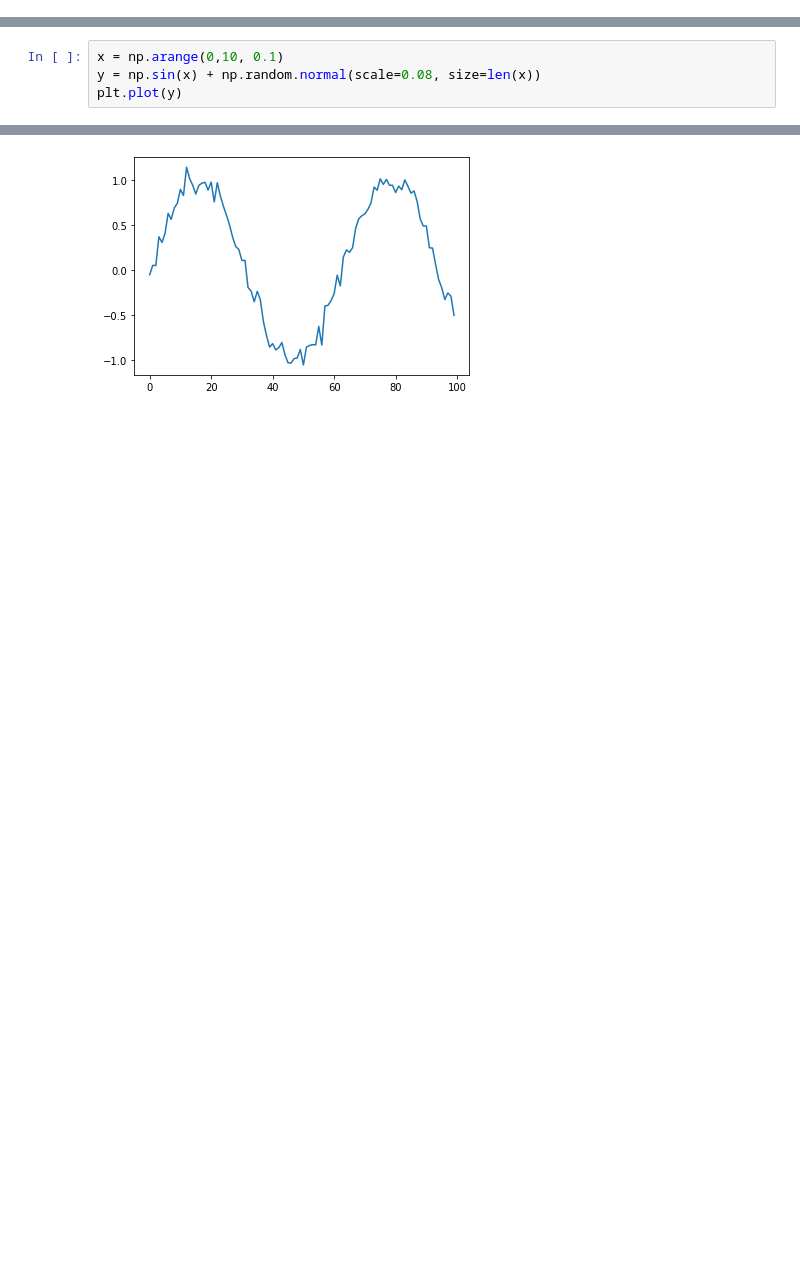
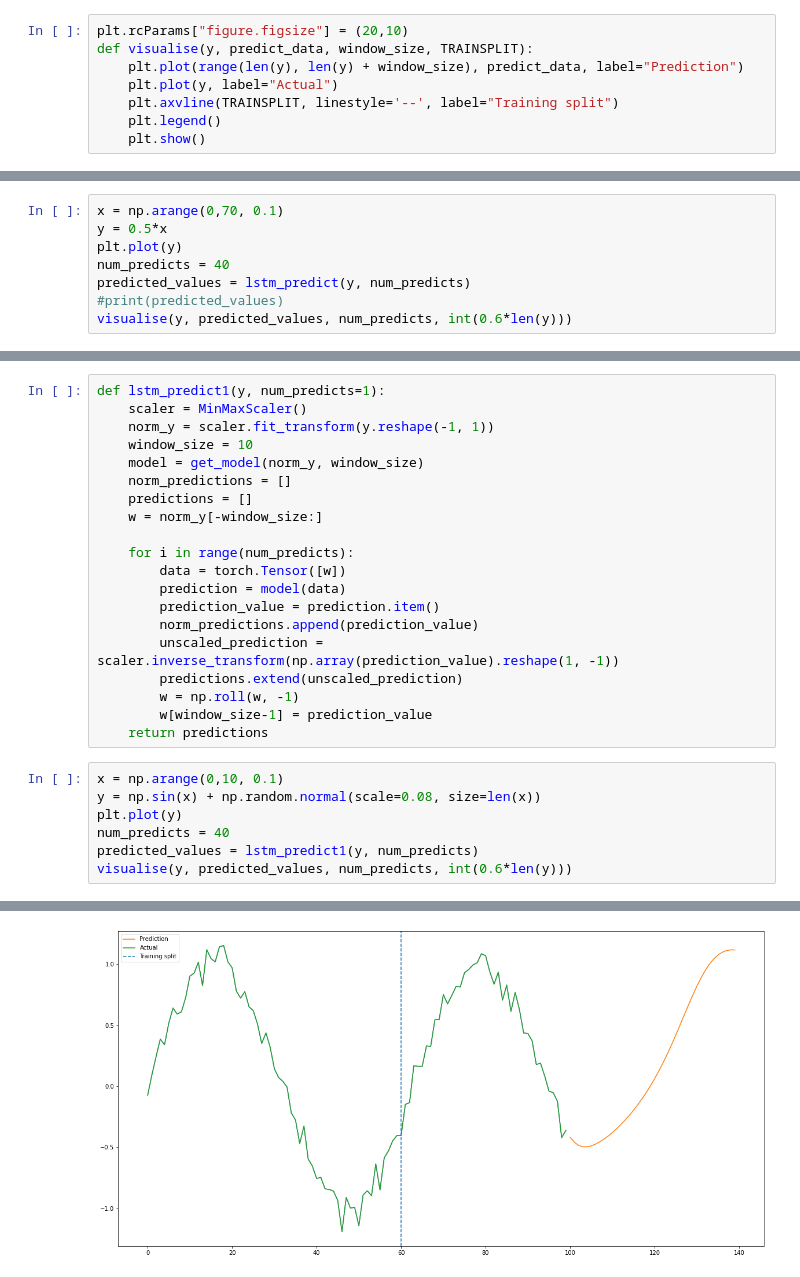
Before and after one commit to Tuukkahi/timeseries, a Jupyter notebook: timeserieslstm.ipynb, the cells around one changed output, grey strips where cells are left out. Saved outputs shown, nothing was run; the diff lists cells and outputs as text; blank space fills up the shorter version.

Commit message:
refactor model to a function

```diff
--- a/timeserieslstm.ipynb
+++ b/timeserieslstm.ipynb
@@ -7,0 +111,8 @@ from sklearn.preprocessing import MinMaxScaler
+# %%
+plt.rcParams["figure.figsize"] = (20,10)
+def visualise(y, predict_data, window_size, TRAINSPLIT):
+    plt.plot(range(len(y), len(y) + window_size), predict_data, label="Prediction")
+    plt.plot(y, label="Actual")
+    plt.axvline(TRAINSPLIT, linestyle='--', label="Training split")
+    plt.legend()
+    plt.show()
@@ -7,0 +165,8 @@ from sklearn.preprocessing import MinMaxScaler
+# %%
+x = np.arange(0,70, 0.1)
+y = 0.5*x
+plt.plot(y)
+num_predicts = 40
+predicted_values = lstm_predict(y, num_predicts)
+#print(predicted_values)
+visualise(y, predicted_values, num_predicts, int(0.6*len(y)))
@@ -8,5 +176,28 @@ from sklearn.preprocessing import MinMaxScaler
+# %%
+def lstm_predict1(y, num_predicts=1):
+    scaler = MinMaxScaler()
+    norm_y = scaler.fit_transform(y.reshape(-1, 1))
+    window_size = 10
+    model = get_model(norm_y, window_size)
+    norm_predictions = []
+    predictions = []
+    w = norm_y[-window_size:]
+
+    for i in range(num_predicts):
+        data = torch.Tensor([w])
+        prediction = model(data)
+        prediction_value = prediction.item()
+        norm_predictions.append(prediction_value)
+        unscaled_prediction = scaler.inverse_transform(np.array(prediction_value).reshape(1, -1))
+        predictions.extend(unscaled_prediction)
+        w = np.roll(w, -1)
+        w[window_size-1] = prediction_value
+    return predictions
 # %%
 x = np.arange(0,10, 0.1)
 y = np.sin(x) + np.random.normal(scale=0.08, size=len(x))
 plt.plot(y)
+num_predicts = 40
+predicted_values = lstm_predict1(y, num_predicts)
+visualise(y, predicted_values, num_predicts, int(0.6*len(y)))
 # %% [output]
@@ -14 +205 @@ plt.plot(y)
-[figure, old version]
+[figure, new version]
```
Also changed, not shown: parts of 22 cells of this notebook.
